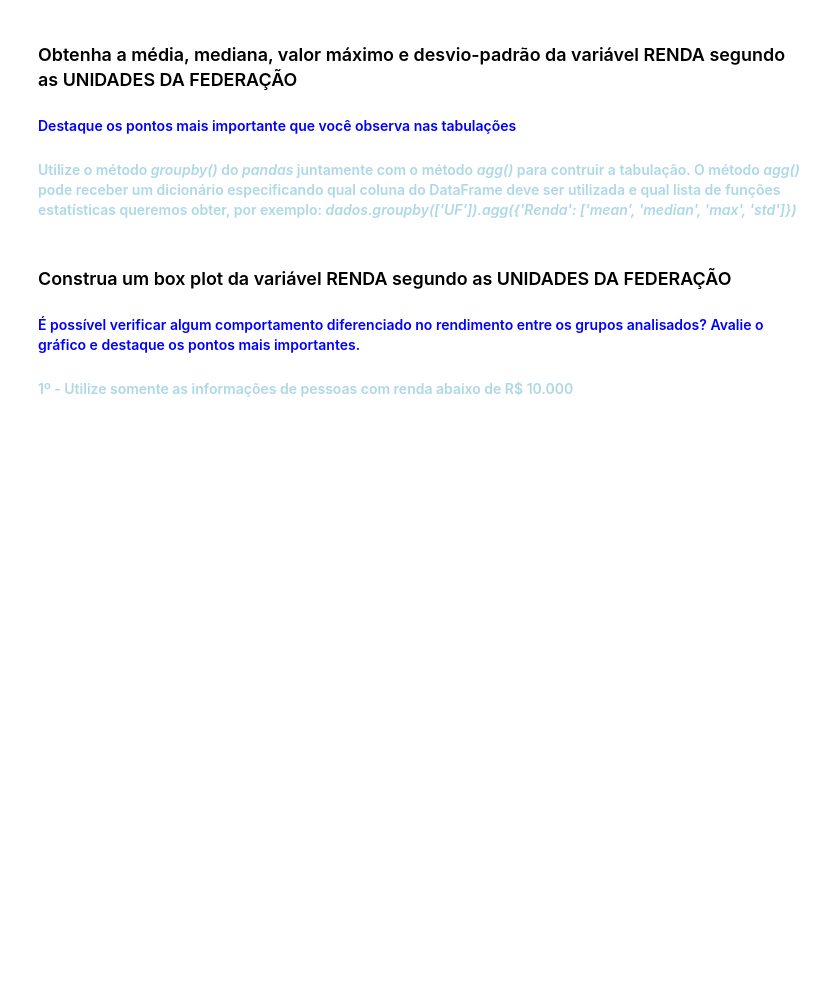
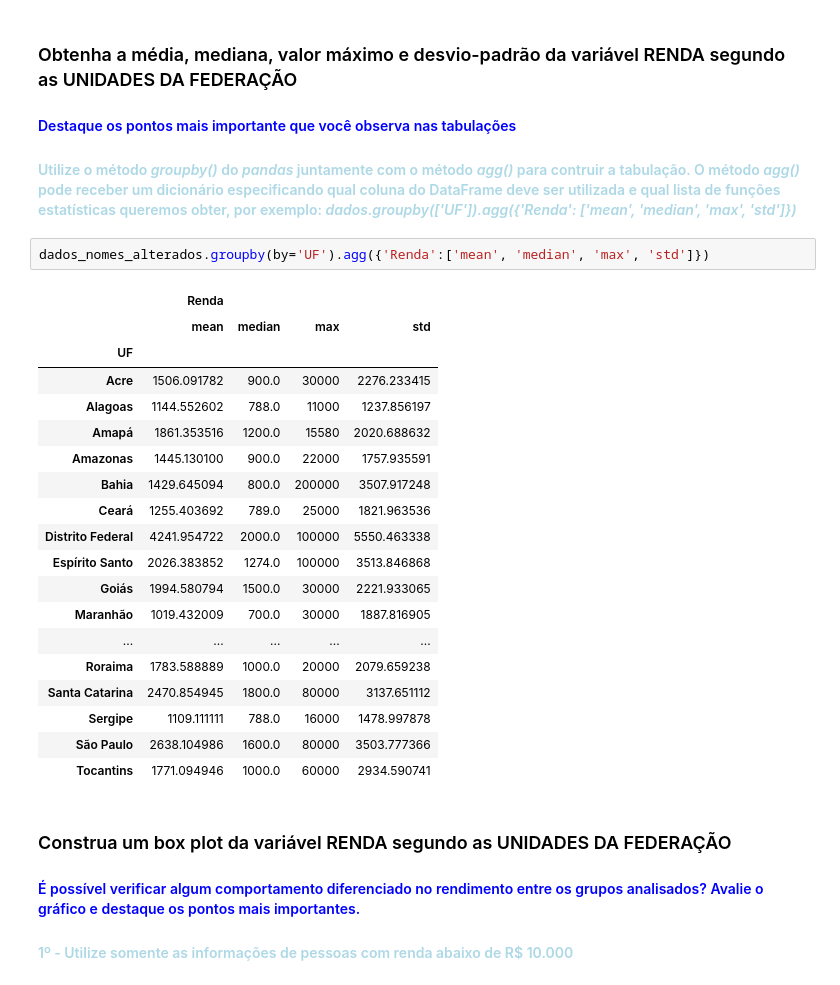
Before and after one commit to DiogoWorkGit/Python_Notebooks, a Jupyter notebook: Notebooks/EXERCICIOS - ANALISE DESCRITIVA 1.ipynb, the cells around one changed output. Drawn from its saved outputs; the diff is of its cells as text; blank space fills up the shorter version.

```diff
--- a/Notebooks/EXERCICIOS - ANALISE DESCRITIVA 1.ipynb
+++ b/Notebooks/EXERCICIOS - ANALISE DESCRITIVA 1.ipynb
@@ -632,6 +678,28 @@ Escreva suas conclusões aqui...
 ### Obtenha a média, mediana, valor máximo e desvio-padrão da variável RENDA segundo as UNIDADES DA FEDERAÇÃO
 #### <font color='blue'>Destaque os pontos mais importante que você observa nas tabulações</font>
 #### <font color='lightblue'>Utilize o método <i>groupby()</i> do <i>pandas</i> juntamente com o método <i>agg()</i> para contruir a tabulação. O método <i>agg()</i> pode receber um dicionário especificando qual coluna do DataFrame deve ser utilizada e qual lista de funções estatísticas queremos obter, por exemplo: <i>dados.groupby(['UF']).agg({'Renda': ['mean', 'median', 'max', 'std']})</i></font>
+# %%
+dados_nomes_alterados.groupby(by='UF').agg({'Renda':['mean', 'median', 'max', 'std']})
+# %% [output]
+|  | Renda |  |  |  |
+|  | mean | median | max | std |
+| UF |  |  |  |  |
+| Acre | 1506.091782 | 900.0 | 30000 | 2276.233415 |
+| Alagoas | 1144.552602 | 788.0 | 11000 | 1237.856197 |
+| Amapá | 1861.353516 | 1200.0 | 15580 | 2020.688632 |
+| Amazonas | 1445.130100 | 900.0 | 22000 | 1757.935591 |
+| Bahia | 1429.645094 | 800.0 | 200000 | 3507.917248 |
+| Ceará | 1255.403692 | 789.0 | 25000 | 1821.963536 |
+| Distrito Federal | 4241.954722 | 2000.0 | 100000 | 5550.463338 |
+| Espírito Santo | 2026.383852 | 1274.0 | 100000 | 3513.846868 |
+| Goiás | 1994.580794 | 1500.0 | 30000 | 2221.933065 |
+| Maranhão | 1019.432009 | 700.0 | 30000 | 1887.816905 |
+| ... | ... | ... | ... | ... |
+| Roraima | 1783.588889 | 1000.0 | 20000 | 2079.659238 |
+| Santa Catarina | 2470.854945 | 1800.0 | 80000 | 3137.651112 |
+| Sergipe | 1109.111111 | 788.0 | 16000 | 1478.997878 |
+| São Paulo | 2638.104986 | 1600.0 | 80000 | 3503.777366 |
+| Tocantins | 1771.094946 | 1000.0 | 60000 | 2934.590741 |
 # %% [markdown]
 ### Construa um box plot da variável RENDA segundo as UNIDADES DA FEDERAÇÃO
 #### <font color='blue'>É possível verificar algum comportamento diferenciado no rendimento entre os grupos analisados? Avalie o gráfico e destaque os pontos mais importantes.</font>
```
Also changed, not shown: parts of 8 cells of this notebook.
